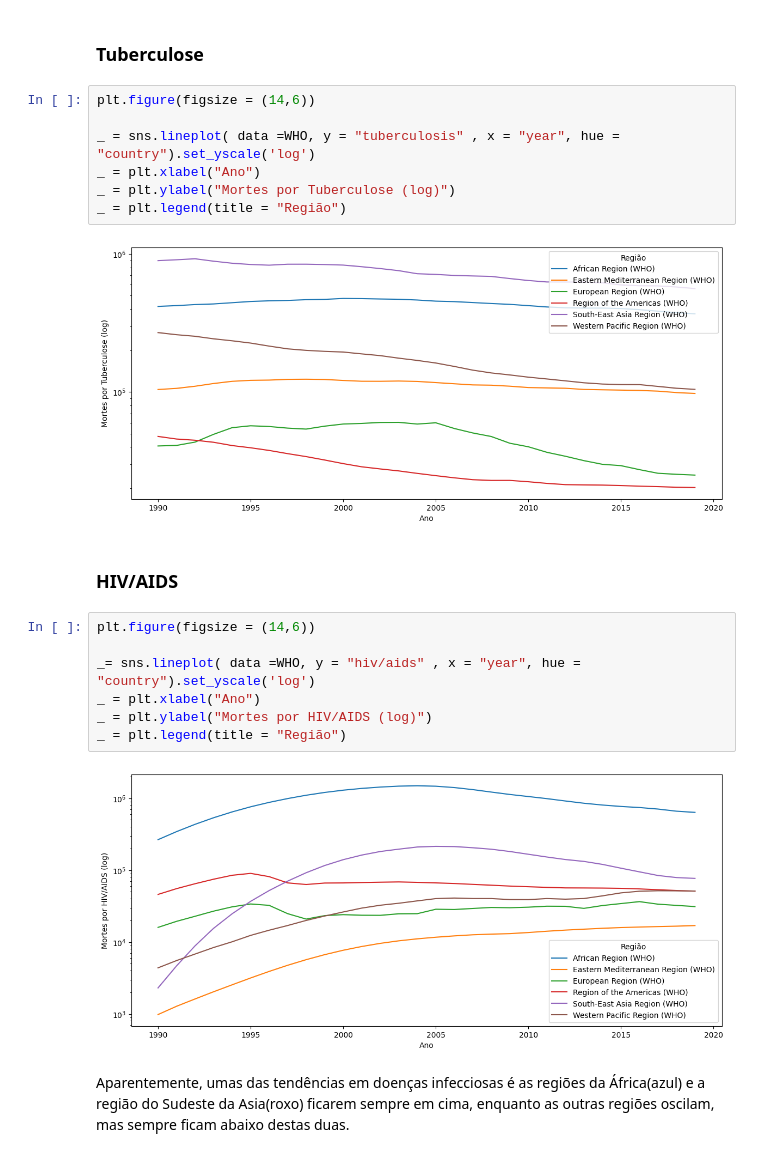
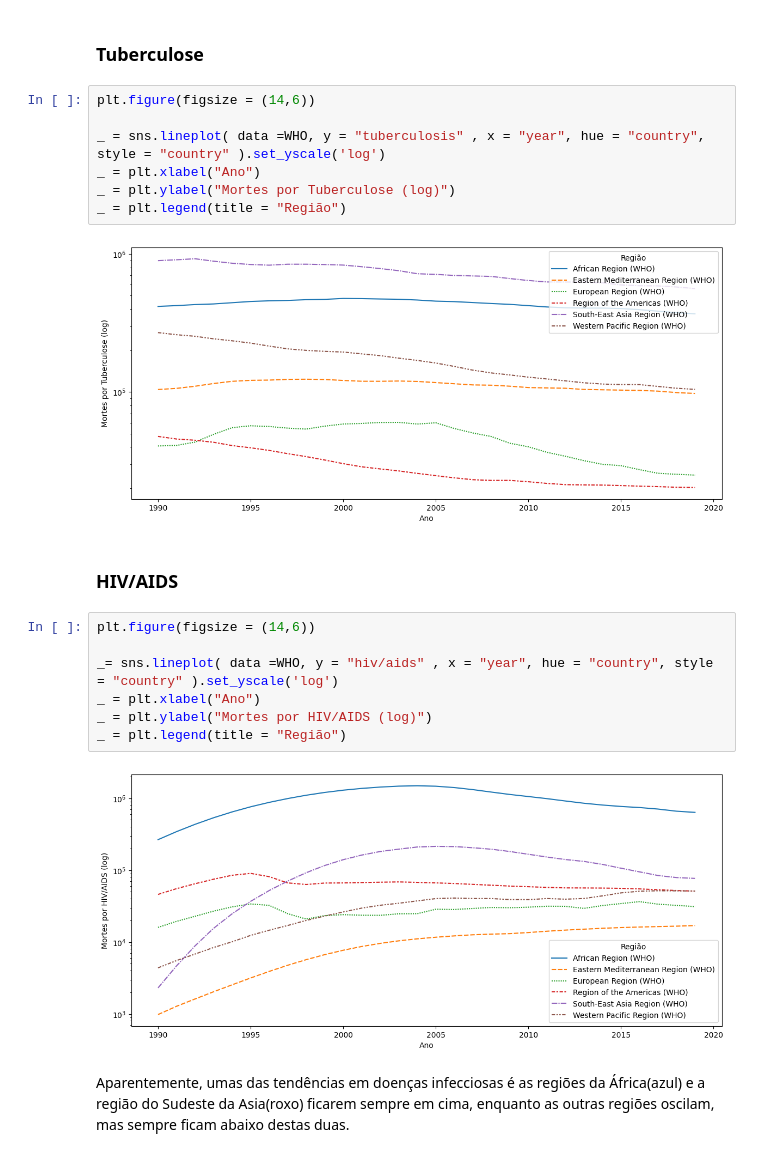
Before and after one commit to phbonamin/Analise_de_Mortalidade_Mundial-1990-2019-, a Jupyter notebook: Analise_de_Mortalidade_Mundial(1990-2019).ipynb, the cells around one changed output. Cells and saved outputs as stored; diff of their text form.

```diff
--- a/Analise_de_Mortalidade_Mundial(1990-2019).ipynb
+++ b/Analise_de_Mortalidade_Mundial(1990-2019).ipynb
@@ -249,23 +249,23 @@ Vamos verificar se isso se repete:
 # %%
 plt.figure(figsize = (14,6))
 
-_ = sns.lineplot( data =WHO, y = "tuberculosis" , x = "year", hue = "country").set_yscale('log')
+_ = sns.lineplot( data =WHO, y = "tuberculosis" , x = "year", hue = "country", style = "country" ).set_yscale('log')
 _ = plt.xlabel("Ano")
 _ = plt.ylabel("Mortes por Tuberculose (log)")
 _ = plt.legend(title = "Região")
 # %% [output]
-[figure, old version]
+[figure, new version]
 # %% [markdown]
 ### HIV/AIDS <a class="anchor" id="third3.2-bullet"></a>
 # %%
 plt.figure(figsize = (14,6))
 
-_= sns.lineplot( data =WHO, y = "hiv/aids" , x = "year", hue = "country").set_yscale('log')
+_= sns.lineplot( data =WHO, y = "hiv/aids" , x = "year", hue = "country", style = "country" ).set_yscale('log')
 _ = plt.xlabel("Ano")
 _ = plt.ylabel("Mortes por HIV/AIDS (log)")
 _ = plt.legend(title = "Região")
 # %% [output]
-[figure, old version]
+[figure, new version]
 # %% [markdown]
 Aparentemente, umas das tendências em doenças infecciosas é as regiões da África(azul) e a região do Sudeste da Asia(roxo) ficarem sempre em cima, enquanto as outras regiões oscilam, mas sempre ficam abaixo destas duas.
 # %% [markdown]
```
Also changed, not shown: parts of 4 cells of this notebook.
